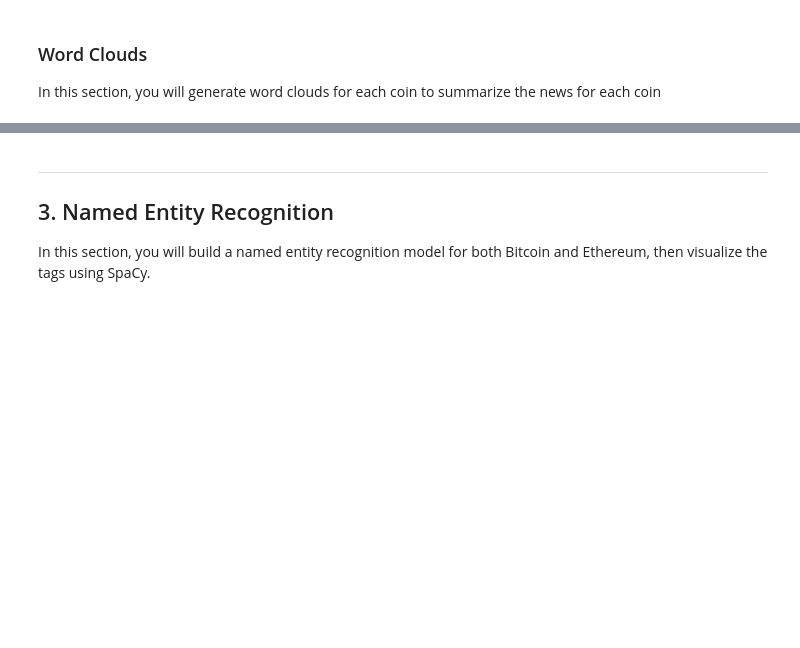
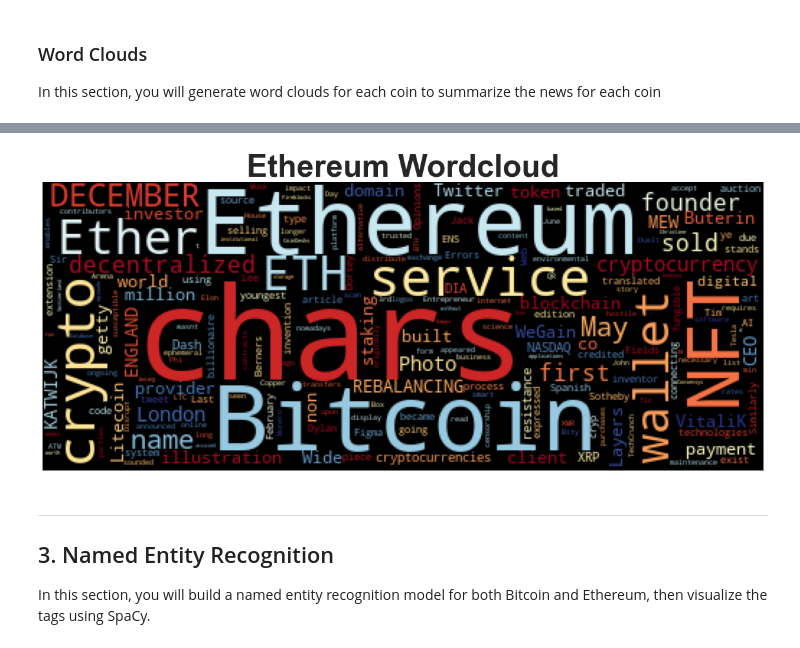
Before and after one commit to ch-a11y/nlp_hw, a Jupyter notebook: crypto_sentiment1.ipynb, the cells around one changed output, grey strips where cells are left out. Cells and saved outputs as stored; diff of their text form; code cells hidden in the pictures; blank space fills up the shorter version.

```diff
--- a/crypto_sentiment1.ipynb
+++ b/crypto_sentiment1.ipynb
@@ -330,3 +366,8 @@ plt.imshow(wc)
+# %%
+# Generate the Ethereum word cloud
+wordcloud(eth_df.Text.str.cat(), title="Ethereum Wordcloud")
+# %% [output]
+[figure, added]
 # %% [markdown]
 ---
 ## 3. Named Entity Recognition
```
Also changed, not shown: parts of 26 cells of this notebook.
